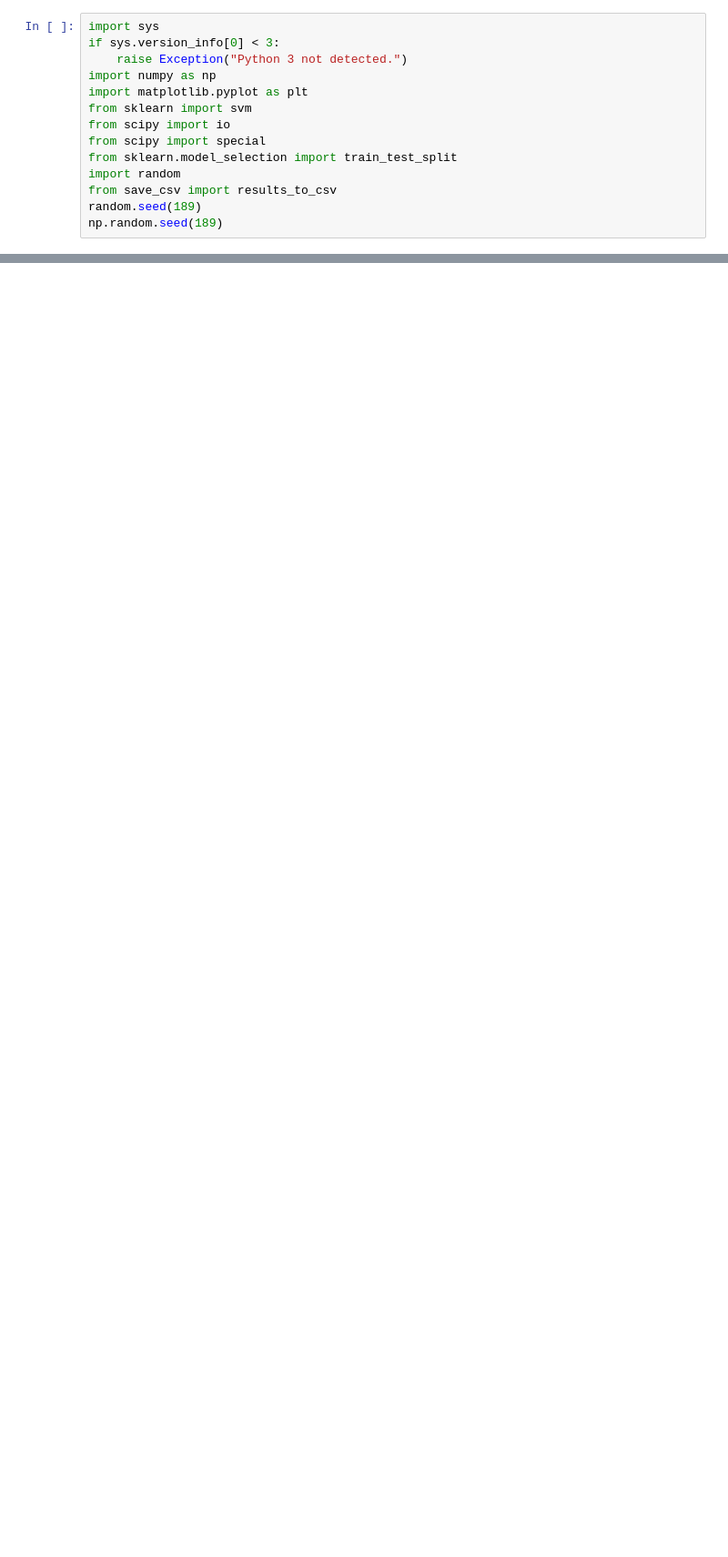
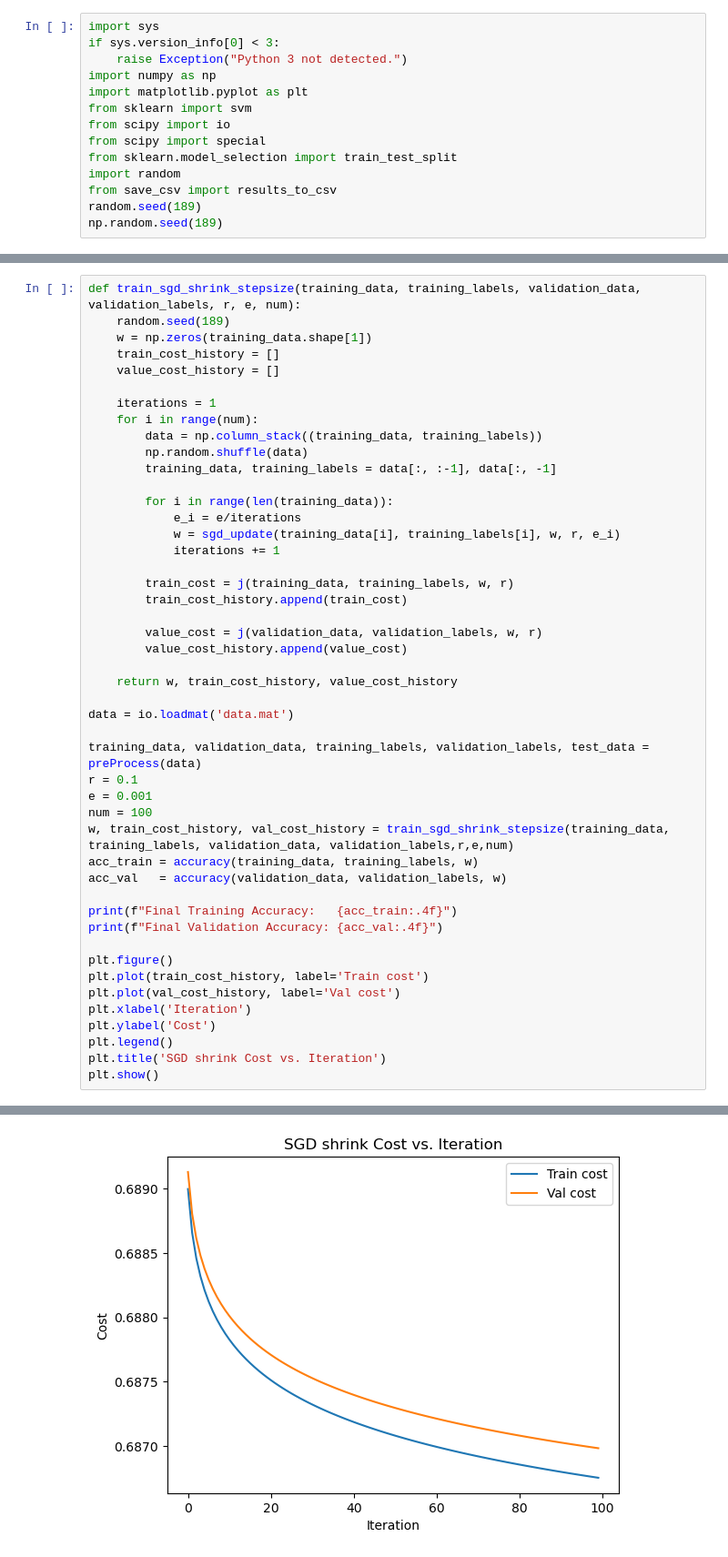
Before and after one commit to CalEricMa/cs189, a Jupyter notebook: hw4/q4.ipynb, the cells around one changed output, grey strips where cells are left out. Shown at 91% size. Saved outputs shown, nothing was run; the diff lists cells and outputs as text; blank space fills up the shorter version.

```diff
--- a/hw4/q4.ipynb
+++ b/hw4/q4.ipynb
@@ -197,0 +216,48 @@ plt.show()
+# %%
+def train_sgd_shrink_stepsize(training_data, training_labels, validation_data, validation_labels, r, e, num):
+    random.seed(189)
+    w = np.zeros(training_data.shape[1])
+    train_cost_history = []
+    value_cost_history = []
+
+    iterations = 1
+    for i in range(num):
+        data = np.column_stack((training_data, training_labels))
+        np.random.shuffle(data)
+        training_data, training_labels = data[:, :-1], data[:, -1]
+
+        for i in range(len(training_data)):
+            e_i = e/iterations
+            w = sgd_update(training_data[i], training_labels[i], w, r, e_i)
+            iterations += 1
+
+        train_cost = j(training_data, training_labels, w, r)
+        train_cost_history.append(train_cost)
+
+        value_cost = j(validation_data, validation_labels, w, r)
+        value_cost_history.append(value_cost)
+
+    return w, train_cost_history, value_cost_history
+
+data = io.loadmat('data.mat')
+
+training_data, validation_data, training_labels, validation_labels, test_data = preProcess(data)
+r = 0.1
+e = 0.001
+num = 100
+w, train_cost_history, val_cost_history = train_sgd_shrink_stepsize(training_data, training_labels, validation_data, validation_labels,r,e,num)
+acc_train = accuracy(training_data, training_labels, w)
+acc_val   = accuracy(validation_data, validation_labels, w)
+
+print(f"Final Training Accuracy:   {acc_train:.4f}")
+print(f"Final Validation Accuracy: {acc_val:.4f}")
+
+plt.figure()
+plt.plot(train_cost_history, label='Train cost')
+plt.plot(val_cost_history, label='Val cost')
+plt.xlabel('Iteration')
+plt.ylabel('Cost')
+plt.legend()
+plt.title('SGD shrink Cost vs. Iteration')
+plt.show()
+# %% [output]
@@ -197,0 +271 @@ plt.show()
+[figure, added]
```
Also changed, not shown: parts of 6 cells of this notebook, 3 other files.
